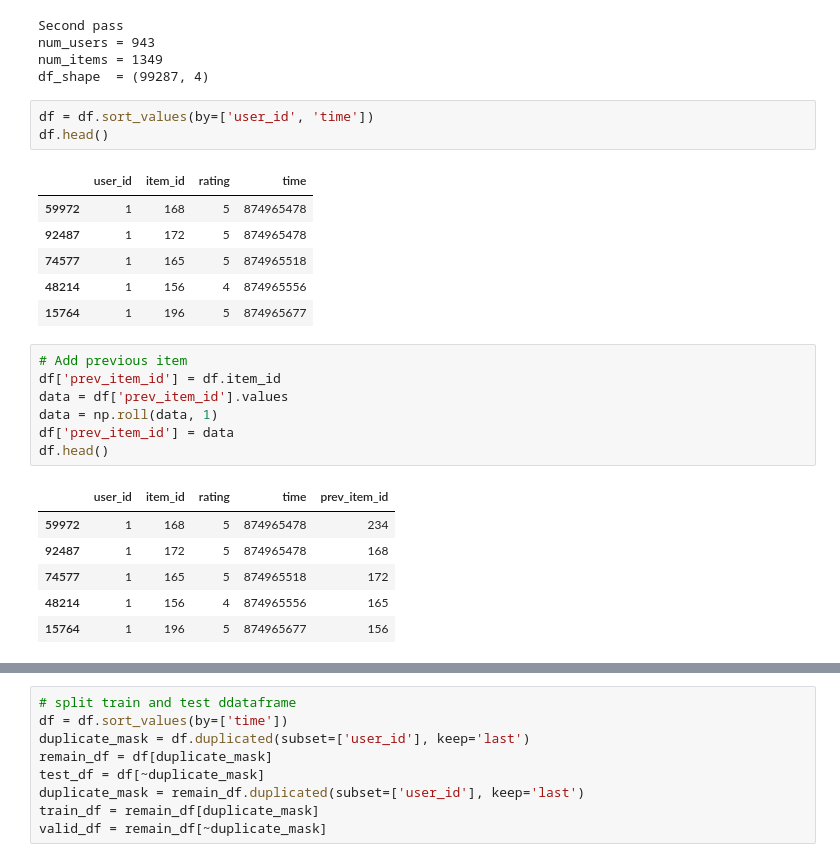
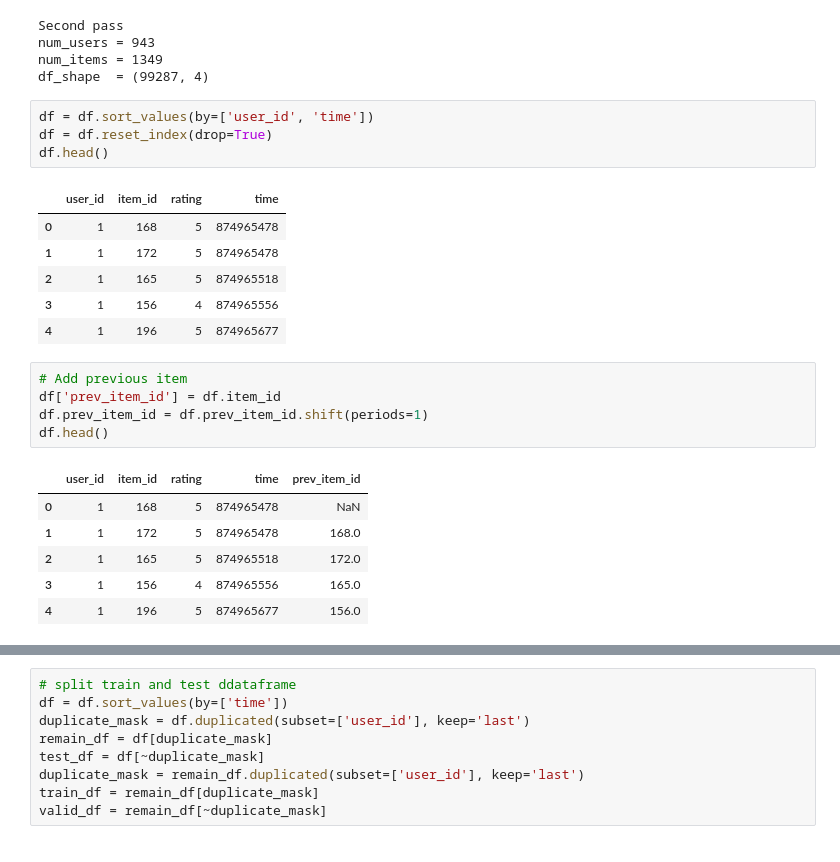
Before and after one commit to noaRricky/seq-rmd-crowdsourcing, a Jupyter notebook: notebooks/new_preprocess.ipynb, the cells around one changed output, grey strips where cells are left out. Drawn from its saved outputs; the diff is of its cells as text.

```diff
--- a/notebooks/new_preprocess.ipynb
+++ b/notebooks/new_preprocess.ipynb
@@ -85,25 +85,24 @@ num_items = 1349
 df_shape  = (99287, 4)
 # %%
 df = df.sort_values(by=['user_id', 'time'])
+df = df.reset_index(drop=True)
 df.head()
 # %% [output]
 |  | user_id | item_id | rating | time |
-| 59972 | 1 | 168 | 5 | 874965478 |
-| 92487 | 1 | 172 | 5 | 874965478 |
-| 74577 | 1 | 165 | 5 | 874965518 |
-| 48214 | 1 | 156 | 4 | 874965556 |
-| 15764 | 1 | 196 | 5 | 874965677 |
+| 0 | 1 | 168 | 5 | 874965478 |
+| 1 | 1 | 172 | 5 | 874965478 |
+| 2 | 1 | 165 | 5 | 874965518 |
+| 3 | 1 | 156 | 4 | 874965556 |
+| 4 | 1 | 196 | 5 | 874965677 |
 # %%
 # Add previous item
 df['prev_item_id'] = df.item_id
-data = df['prev_item_id'].values
-data = np.roll(data, 1)
-df['prev_item_id'] = data
+df.prev_item_id = df.prev_item_id.shift(periods=1)
 df.head()
 # %% [output]
 |  | user_id | item_id | rating | time | prev_item_id |
-| 59972 | 1 | 168 | 5 | 874965478 | 234 |
-| 92487 | 1 | 172 | 5 | 874965478 | 168 |
-| 74577 | 1 | 165 | 5 | 874965518 | 172 |
-| 48214 | 1 | 156 | 4 | 874965556 | 165 |
-| 15764 | 1 | 196 | 5 | 874965677 | 156 |
+| 0 | 1 | 168 | 5 | 874965478 | NaN |
+| 1 | 1 | 172 | 5 | 874965478 | 168.0 |
+| 2 | 1 | 165 | 5 | 874965518 | 172.0 |
+| 3 | 1 | 156 | 4 | 874965556 | 165.0 |
+| 4 | 1 | 196 | 5 | 874965677 | 156.0 |
```
Also changed, not shown: parts of 1 cell of this notebook, 3 other files.
